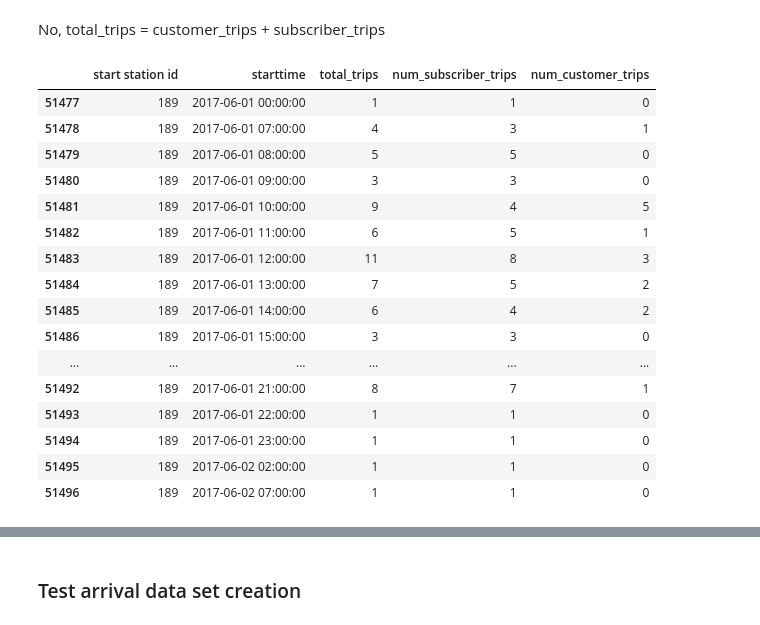
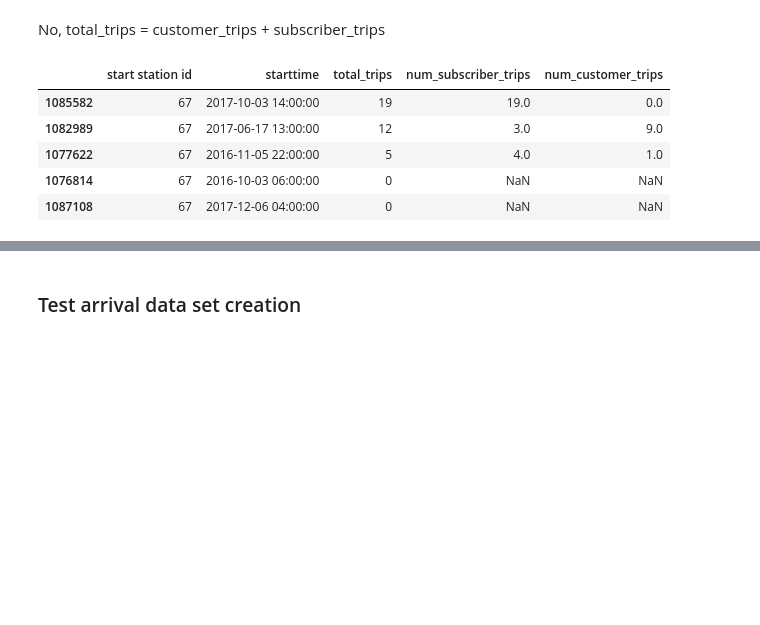
Before and after one commit to Biodun/BlueBike-availability-prediction, a Jupyter notebook: notebooks/create_hourly_ridership_totals.ipynb, the cells around one changed output, grey strips where cells are left out. Saved outputs shown, nothing was run; the diff lists cells and outputs as text; code cells hidden in the pictures; blank space fills up the shorter version.

```diff
--- a/notebooks/create_hourly_ridership_totals.ipynb
+++ b/notebooks/create_hourly_ridership_totals.ipynb
@@ -26,0 +22,5 @@ TRIP_DATA_FOLDER = DATA_FOLDER / 'interim' / 'tripdata'
+# %%
+year = '2017'
+data_file_url = "https://s3.amazonaws.com/hubway-data/201701-hubway-tripdata.zip"
+downloaded_file_df = pd.read_csv(data_file_url, parse_dates=['starttime', 'stoptime'], compression='zip')
+downloaded_file_df.info()
@@ -29,11 +80,19 @@ TRIP_DATA_FOLDER = DATA_FOLDER / 'interim' / 'tripdata'
 # %%
-TRIP_DATA_FILE = TRIP_DATA_FOLDER / '201706-hubway-tripdata.zip'
+ROOT_FOLDER = here('/home/aiwayemi/data_science/Data-Science-Projects/bluebike_availability_prediction')
+DATA_FOLDER = ROOT_FOLDER / 'data'
+WEATHER_DATA_FOLDER = DATA_FOLDER / 'processed'
+TRIP_DATA_FOLDER = DATA_FOLDER / 'processed/hourly_ridership_data'
+
 trip_columns = ['tripduration', 'starttime', 'stoptime', 'start station id',
        'start station name', 'end station id', 'end station name',
        'bikeid', 'usertype', 'birth year', 'gender']
-trip_data = pd.read_csv(TRIP_DATA_FILE, parse_dates=['starttime', 'stoptime'], compression='zip')
+start_year = 2016
+end_year = 2017
+trip_data = download_trip_data(start_year=start_year, end_year=end_year)
 trip_data = trip_data[trip_columns]
-#TODO Fix the timezone of the data. Should be EST not UTC.
+
+# Save data file to disk
+trip_data.to_csv(DATA_FOLDER / 'processed' / f'{start_year}-{end_year}_bluebike_trip_data.csv')
 trip_data.info()
 # %% [output]
 <class 'pandas.core.frame.DataFrame'>
@@ -57,3 +116,7 @@ memory usage: 13.6+ MB
+# %%
+categorical_columns = ['bikeid', 'start station id', 'end station id']
+for column in categorical_columns:
+    trip_data[column] = trip_data[column].astype('category')
 # %%
 trip_data.head()
 # %% [output]
@@ -83,14 +155,14 @@ report.to_notebook_iframe()
 * Station zip code or other location identifier
 # %%
 
-def create_departure_data_set(df: pd.DataFrame) -> pd.DataFrame:
-    """Generate data set of total departures from all stations in each hour"""
+def create_departure_data_set(df: pd.DataFrame, aggregation_interval='H') -> pd.DataFrame:
+    """Generate data set of total departures from all stations in the specified aggregation interval"""
 
     # One-hot encode the usertype column
     df = pd.get_dummies(df, columns=['usertype'])
 
     # Sum ridership in each hour for each station
-    df = df.groupby(['start station id', pd.Grouper(key='starttime', freq='H')]).agg(
+    df = df.groupby(['start station id', pd.Grouper(key='starttime', freq=aggregation_interval)]).agg(
                 total_trips = ('tripduration', 'count'),
                 num_subscriber_trips = ('usertype_Subscriber', 'sum'),
                 num_customer_trips = ('usertype_Customer', 'sum')
@@ -98,14 +170,14 @@ def create_departure_data_set(df: pd.DataFrame) -> pd.DataFrame:
 
     return df
 
-def create_arrival_data_set(df: pd.DataFrame) -> pd.DataFrame:
-    """Generate data set of total arrivals at each stations in each hour"""
+def create_arrival_data_set(df: pd.DataFrame, aggregation_interval='H') -> pd.DataFrame:
+    """Generate data set of total arrivals at each stations in the specified aggregation interval"""
 
     # One-hot encode the usertype column
     df = pd.get_dummies(df, columns=['usertype'])
 
     # Sum ridership in each hour for each station
-    df = df.groupby(['end station id', pd.Grouper(key='stoptime', freq='H')]).agg(
+    df = df.groupby(['end station id', pd.Grouper(key='stoptime', freq=aggregation_interval)]).agg(
                 total_trips = ('tripduration', 'count'),
                 num_subscriber_trips = ('usertype_Subscriber', 'sum'),
                 num_customer_trips = ('usertype_Customer', 'sum')
@@ -155,23 +250,12 @@ Length: 55034, dtype: bool
 # %% [markdown]
 No, total_trips = customer_trips + subscriber_trips
 # %%
-test_data.query('`start station id` == 189').head(20)
+test_data.query('`start station id` == 67').sample(5)
 # %% [output]
 |  | start station id | starttime | total_trips | num_subscriber_trips | num_customer_trips |
-| 51477 | 189 | 2017-06-01 00:00:00 | 1 | 1 | 0 |
-| 51478 | 189 | 2017-06-01 07:00:00 | 4 | 3 | 1 |
-| 51479 | 189 | 2017-06-01 08:00:00 | 5 | 5 | 0 |
-| 51480 | 189 | 2017-06-01 09:00:00 | 3 | 3 | 0 |
-| 51481 | 189 | 2017-06-01 10:00:00 | 9 | 4 | 5 |
-| 51482 | 189 | 2017-06-01 11:00:00 | 6 | 5 | 1 |
-| 51483 | 189 | 2017-06-01 12:00:00 | 11 | 8 | 3 |
-| 51484 | 189 | 2017-06-01 13:00:00 | 7 | 5 | 2 |
-| 51485 | 189 | 2017-06-01 14:00:00 | 6 | 4 | 2 |
-| 51486 | 189 | 2017-06-01 15:00:00 | 3 | 3 | 0 |
-| ... | ... | ... | ... | ... | ... |
-| 51492 | 189 | 2017-06-01 21:00:00 | 8 | 7 | 1 |
-| 51493 | 189 | 2017-06-01 22:00:00 | 1 | 1 | 0 |
-| 51494 | 189 | 2017-06-01 23:00:00 | 1 | 1 | 0 |
-| 51495 | 189 | 2017-06-02 02:00:00 | 1 | 1 | 0 |
-| 51496 | 189 | 2017-06-02 07:00:00 | 1 | 1 | 0 |
+| 1085582 | 67 | 2017-10-03 14:00:00 | 19 | 19.0 | 0.0 |
+| 1082989 | 67 | 2017-06-17 13:00:00 | 12 | 3.0 | 9.0 |
+| 1077622 | 67 | 2016-11-05 22:00:00 | 5 | 4.0 | 1.0 |
+| 1076814 | 67 | 2016-10-03 06:00:00 | 0 | NaN | NaN |
+| 1087108 | 67 | 2017-12-06 04:00:00 | 0 | NaN | NaN |
 # %%
```
Also changed, not shown: parts of 25 cells of this notebook.
